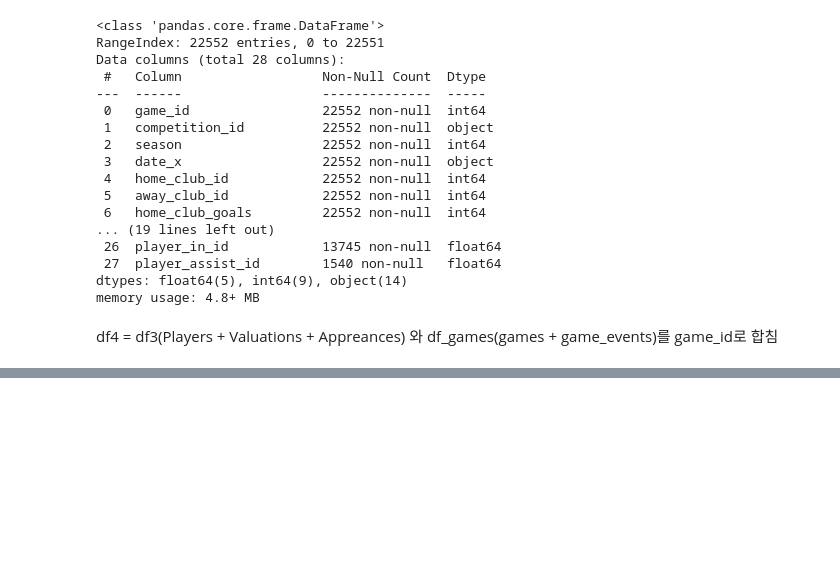
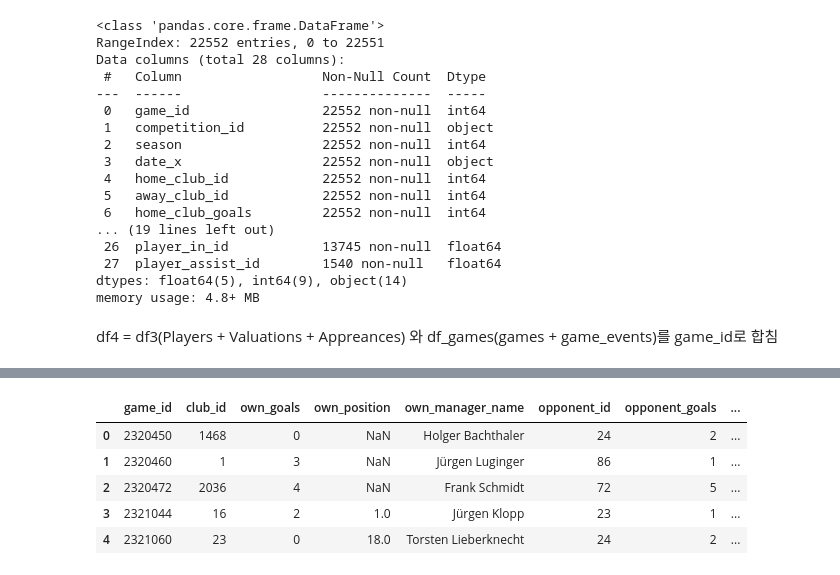
Before and after one commit to MijeongKim0533/PJ_Best_Combination, a Jupyter notebook: SY/Untitled-2.ipynb, the cells around one changed output, grey strips where cells are left out. Saved outputs shown, nothing was run; the diff lists cells and outputs as text; code cells hidden in the pictures; blank space fills up the shorter version.

```diff
--- a/SY/Untitled-2.ipynb
+++ b/SY/Untitled-2.ipynb
@@ -396,0 +429,9 @@ memory usage: 3.2+ GB
+# %%
+club_games.head()
+# %% [output]
+|  | game_id | club_id | own_goals | own_position | own_manager_name | opponent_id | opponent_goals | ... |
+| 0 | 2320450 | 1468 | 0 | NaN | Holger Bachthaler | 24 | 2 | ... |
+| 1 | 2320460 | 1 | 3 | NaN | Jürgen Luginger | 86 | 1 | ... |
+| 2 | 2320472 | 2036 | 4 | NaN | Frank Schmidt | 72 | 5 | ... |
+| 3 | 2321044 | 16 | 2 | 1.0 | Jürgen Klopp | 23 | 1 | ... |
+| 4 | 2321060 | 23 | 0 | 18.0 | Torsten Lieberknecht | 24 | 2 | ... |
```
Also changed, not shown: parts of 12 cells of this notebook.
